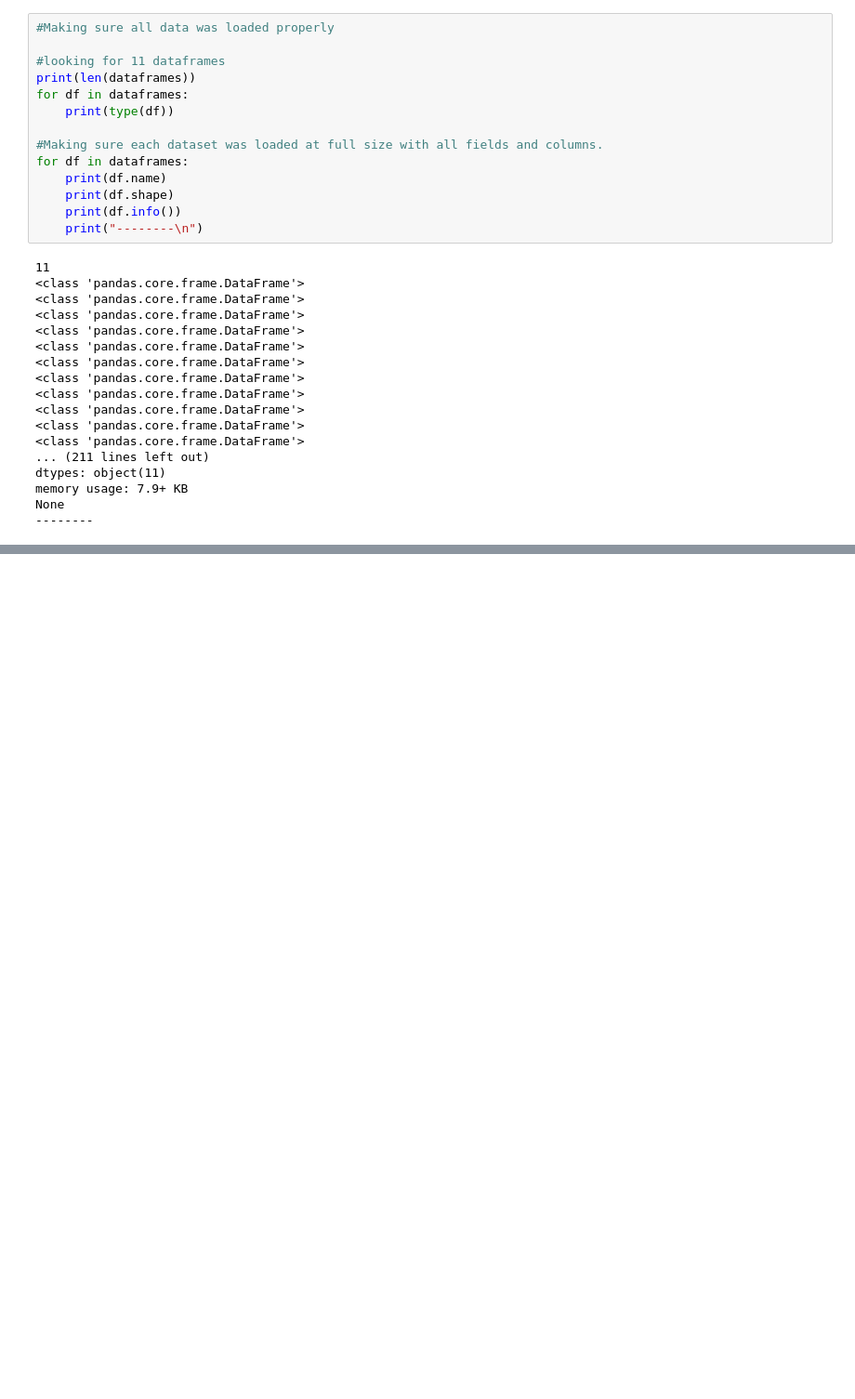
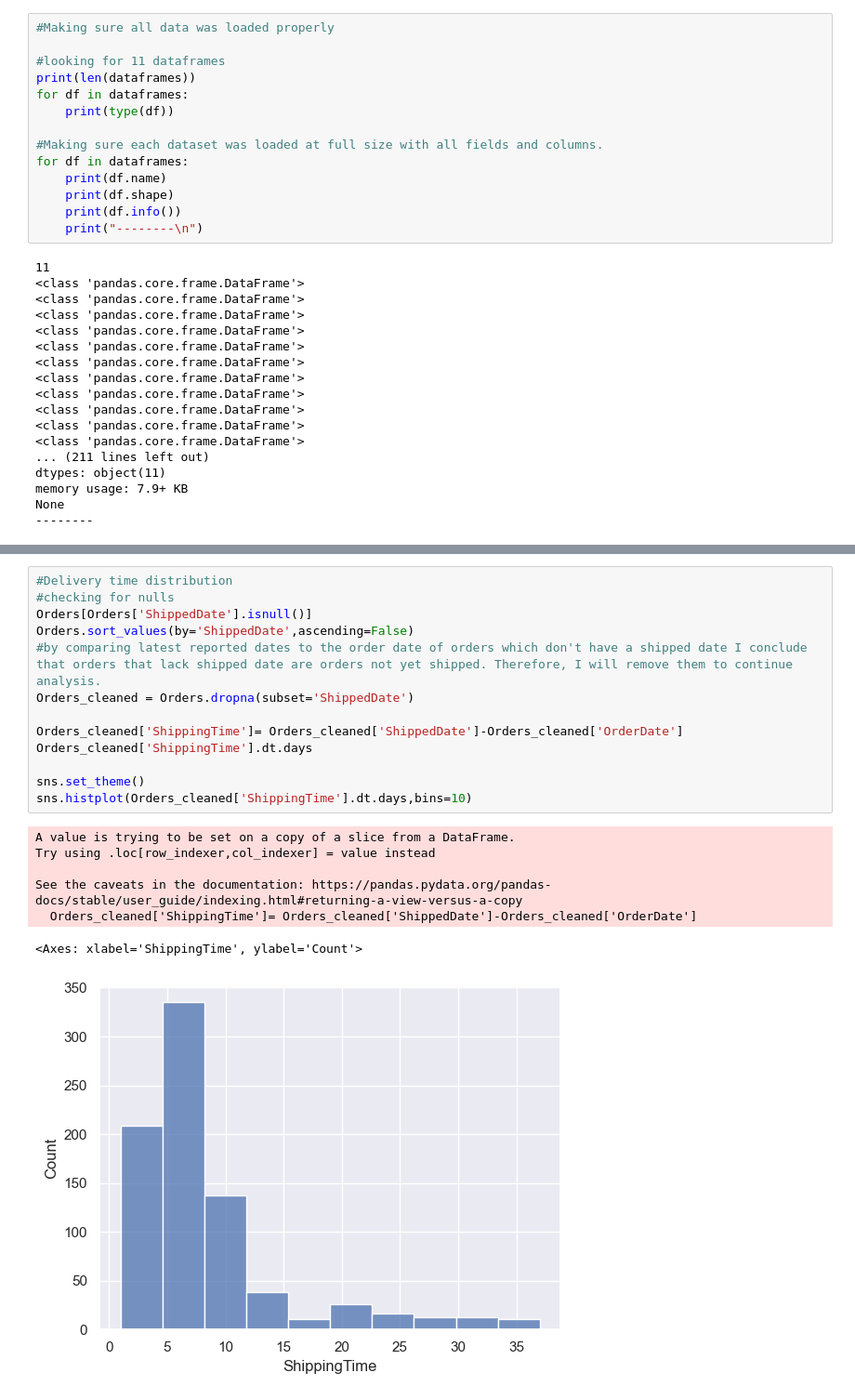
Before and after one commit to yarinsella/Northwind-EDA-, a Jupyter notebook: main.ipynb, the cells around one changed output, grey strips where cells are left out. Shown at 93% size. Saved outputs shown, nothing was run; the diff lists cells and outputs as text; blank space fills up the shorter version.

```diff
--- a/main.ipynb
+++ b/main.ipynb
@@ -110,0 +217,21 @@ Customers
+# %%
+#Delivery time distribution
+#checking for nulls
+Orders[Orders['ShippedDate'].isnull()]
+Orders.sort_values(by='ShippedDate',ascending=False)
+#by comparing latest reported dates to the order date of orders which don't have a shipped date I conclude that orders that lack shipped date are orders not yet shipped. Therefore, I will remove them to continue analysis.
+Orders_cleaned = Orders.dropna(subset='ShippedDate')
+
+Orders_cleaned['ShippingTime']= Orders_cleaned['ShippedDate']-Orders_cleaned['OrderDate']
+Orders_cleaned['ShippingTime'].dt.days
+
+sns.set_theme()
+sns.histplot(Orders_cleaned['ShippingTime'].dt.days,bins=10)
+# %% [output]
+A value is trying to be set on a copy of a slice from a DataFrame.
+Try using .loc[row_indexer,col_indexer] = value instead
+
+See the caveats in the documentation: https://pandas.pydata.org/pandas-docs/stable/user_guide/indexing.html#returning-a-view-versus-a-copy
+  Orders_cleaned['ShippingTime']= Orders_cleaned['ShippedDate']-Orders_cleaned['OrderDate']
+<Axes: xlabel='ShippingTime', ylabel='Count'>
+[figure, added]
```
Also changed, not shown: parts of 5 cells of this notebook.
